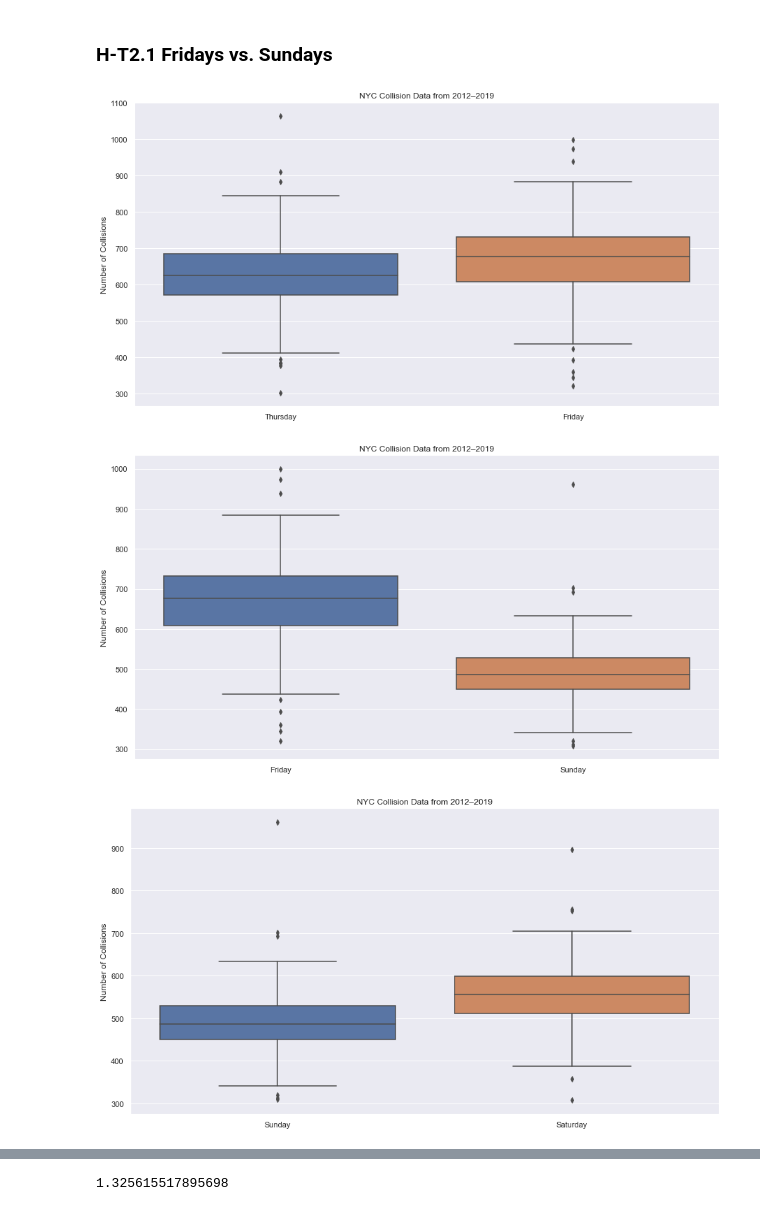
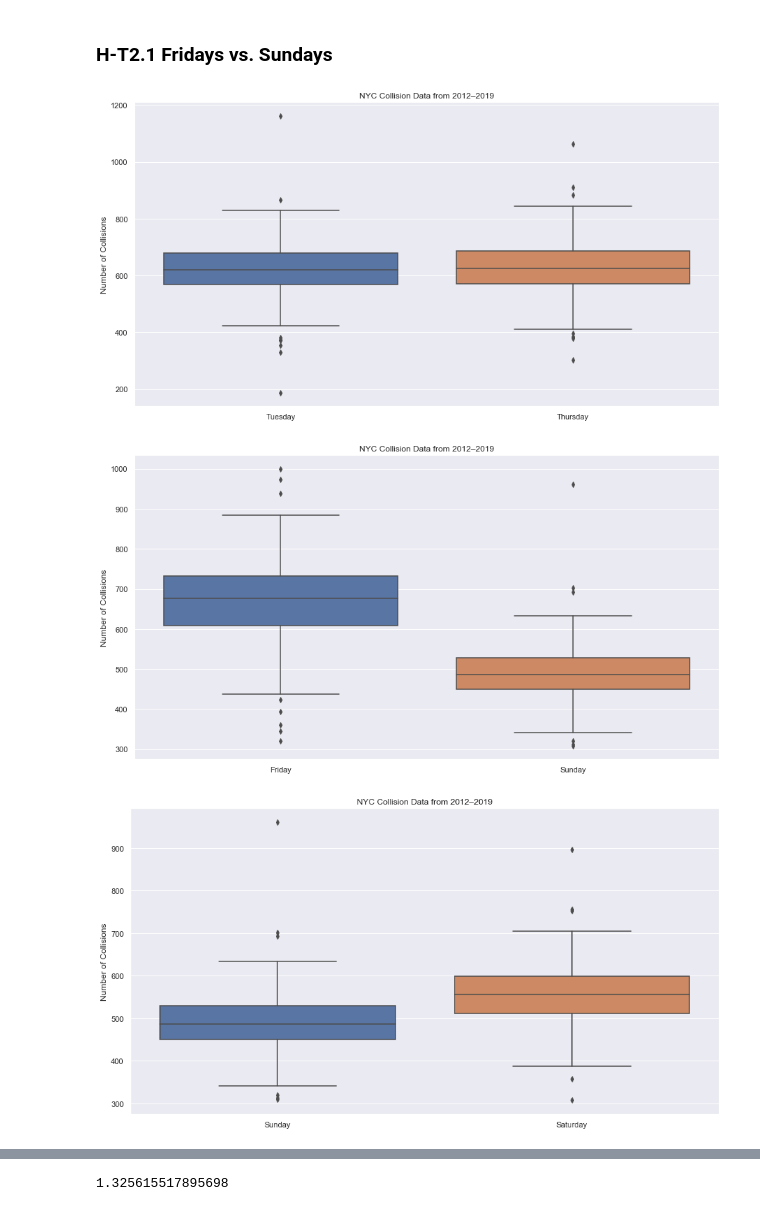
Before and after one commit to davidhaase/mod-3-final-project, a Jupyter notebook: nyc-collision.ipynb, the cells around one changed output, grey strips where cells are left out. Cells and saved outputs as stored; diff of their text form; code cells hidden in the pictures.

```diff
--- a/nyc-collision.ipynb
+++ b/nyc-collision.ipynb
@@ -212,20 +212,20 @@ table
 # %%
 def boxplot_daypairs(pairs, df):
     for pair in pairs:
         filename = 'images/boxplots/boxplot-collisions-by-' + pair[0] + '-' + pair[1] + '.png'
         pair_df = df[(df['day_of_week'] == pair[0]) | (df['day_of_week'] == pair[1])]
         fig = plt.figure(figsize=(15,8))
         sns.boxplot(x="day_of_week", y="collisions", data=pair_df)
         plt.xlabel('')
         plt.ylabel('Number of Collisions')
         plt.title('NYC Collision Data from 2012–2019')
         plt.savefig(filename)
 
 
-day_pairs = [['Thursday', 'Friday'], ['Friday', 'Sunday'], ['Saturday', 'Sunday']]
+day_pairs = [['Thursday', 'Tuesday'], ['Friday', 'Sunday'], ['Saturday', 'Sunday']]
 boxplot_daypairs(day_pairs, weekdays)
 # %% [output]
-[figure, old version]
+[figure, new version]
 [figure]
 [figure]
 # %%
```
Also changed, not shown: parts of 2 cells of this notebook, 1 other file.
